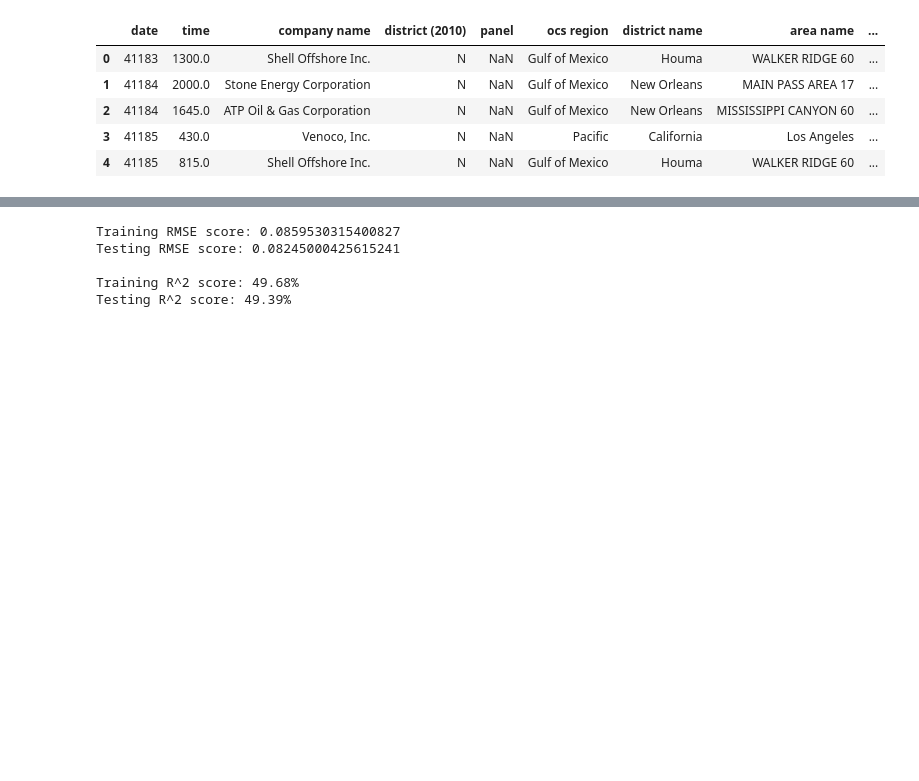
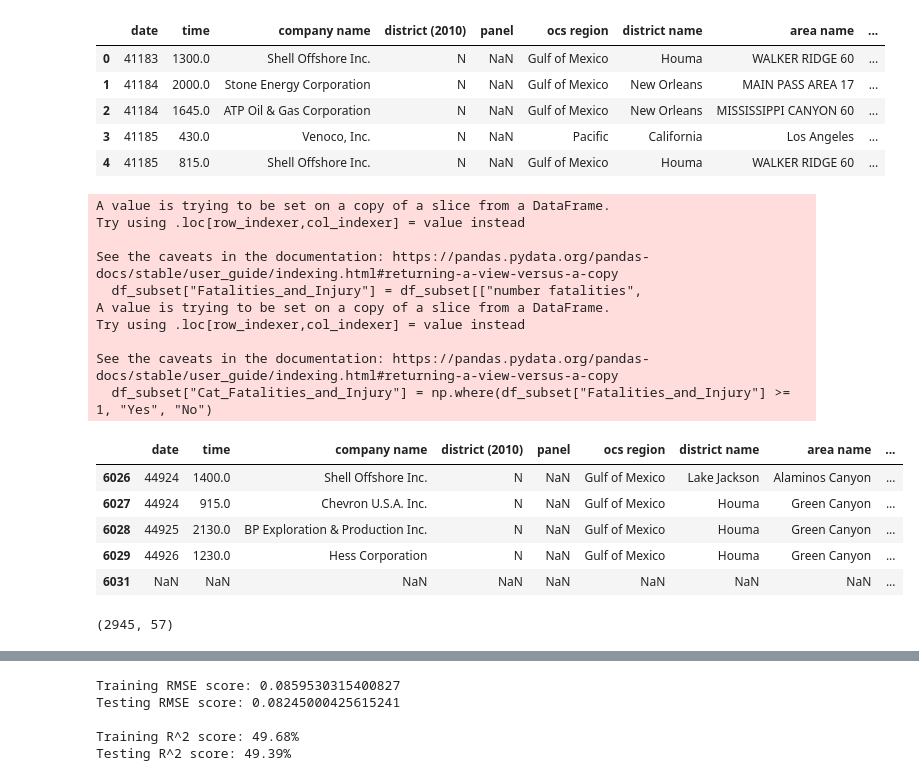
Before and after one commit to MeetPatel2001/ABS-Case-Study--BZAN530, a Jupyter notebook: Predictive_Models.ipynb, the cells around one changed output, grey strips where cells are left out. Cells and saved outputs as stored; diff of their text form; code cells hidden in the pictures; blank space fills up the shorter version.

```diff
--- a/Predictive_Models.ipynb
+++ b/Predictive_Models.ipynb
@@ -27,3 +28,55 @@ df.head()
 | 2 | 41184 | 1645.0 | ATP Oil & Gas Corporation | N | NaN | Gulf of Mexico | New Orleans | MISSISSIPPI CANYON 60 | ... |
 | 3 | 41185 | 430.0 | Venoco, Inc. | N | NaN | Pacific | California | Los Angeles | ... |
 | 4 | 41185 | 815.0 | Shell Offshore Inc. | N | NaN | Gulf of Mexico | Houma | WALKER RIDGE 60 | ... |
+# %%
+df_subset = df.dropna(subset=["number fatalities",
+                              "number injury > 3 days lost time",
+                              "number injury > 3 days restricted work/job transfer",
+                              "number injury 1-3 days lost time",
+                              "number injury 1-3 days restricted work/job transfer",
+                              "number of injury no lost time"])
+
+df_subset["Fatalities_and_Injury"] = df_subset[["number fatalities",
+                              "number injury > 3 days lost time",
+                              "number injury > 3 days restricted work/job transfer",
+                              "number injury 1-3 days lost time",
+                              "number injury 1-3 days restricted work/job transfer",
+                              "number of injury no lost time"]].sum(axis=1)
+
+df_subset["Cat_Fatalities_and_Injury"] = np.where(df_subset["Fatalities_and_Injury"] >= 1, "Yes", "No")
+
+
+# Columns to remove
+columns_to_remove = [
+    'Fatalities_and_Injury',
+    'number of injury no lost time',
+    'number injury > 3 days restricted work/job transfer',
+    'number injury > 3 days lost time'
+]
+
+# Drop the columns
+df_subset = df_subset.drop(columns=columns_to_remove)
+
+df_subset.tail()
+#df_subset.to_csv("Data_for_prediction", index=False)
+# %% [output]
+A value is trying to be set on a copy of a slice from a DataFrame.
+Try using .loc[row_indexer,col_indexer] = value instead
+
+See the caveats in the documentation: https://pandas.pydata.org/pandas-docs/stable/user_guide/indexing.html#returning-a-view-versus-a-copy
+  df_subset["Fatalities_and_Injury"] = df_subset[["number fatalities",
+A value is trying to be set on a copy of a slice from a DataFrame.
+Try using .loc[row_indexer,col_indexer] = value instead
+
+See the caveats in the documentation: https://pandas.pydata.org/pandas-docs/stable/user_guide/indexing.html#returning-a-view-versus-a-copy
+  df_subset["Cat_Fatalities_and_Injury"] = np.where(df_subset["Fatalities_and_Injury"] >= 1, "Yes", "No")
+|  | date | time | company name | district (2010) | panel | ocs region | district name | area name | ... |
+| 6026 | 44924 | 1400.0 | Shell Offshore Inc. | N | NaN | Gulf of Mexico | Lake Jackson | Alaminos Canyon | ... |
+| 6027 | 44924 | 915.0 | Chevron U.S.A. Inc. | N | NaN | Gulf of Mexico | Houma | Green Canyon | ... |
+| 6028 | 44925 | 2130.0 | BP Exploration & Production Inc. | N | NaN | Gulf of Mexico | Houma | Green Canyon | ... |
+| 6029 | 44926 | 1230.0 | Hess Corporation | N | NaN | Gulf of Mexico | Houma | Green Canyon | ... |
+| 6031 | NaN | NaN | NaN | NaN | NaN | NaN | NaN | NaN | ... |
+# %%
+df_subset.shape
+# %% [output]
+(2945, 57)
```
Also changed, not shown: parts of 9 cells of this notebook.
